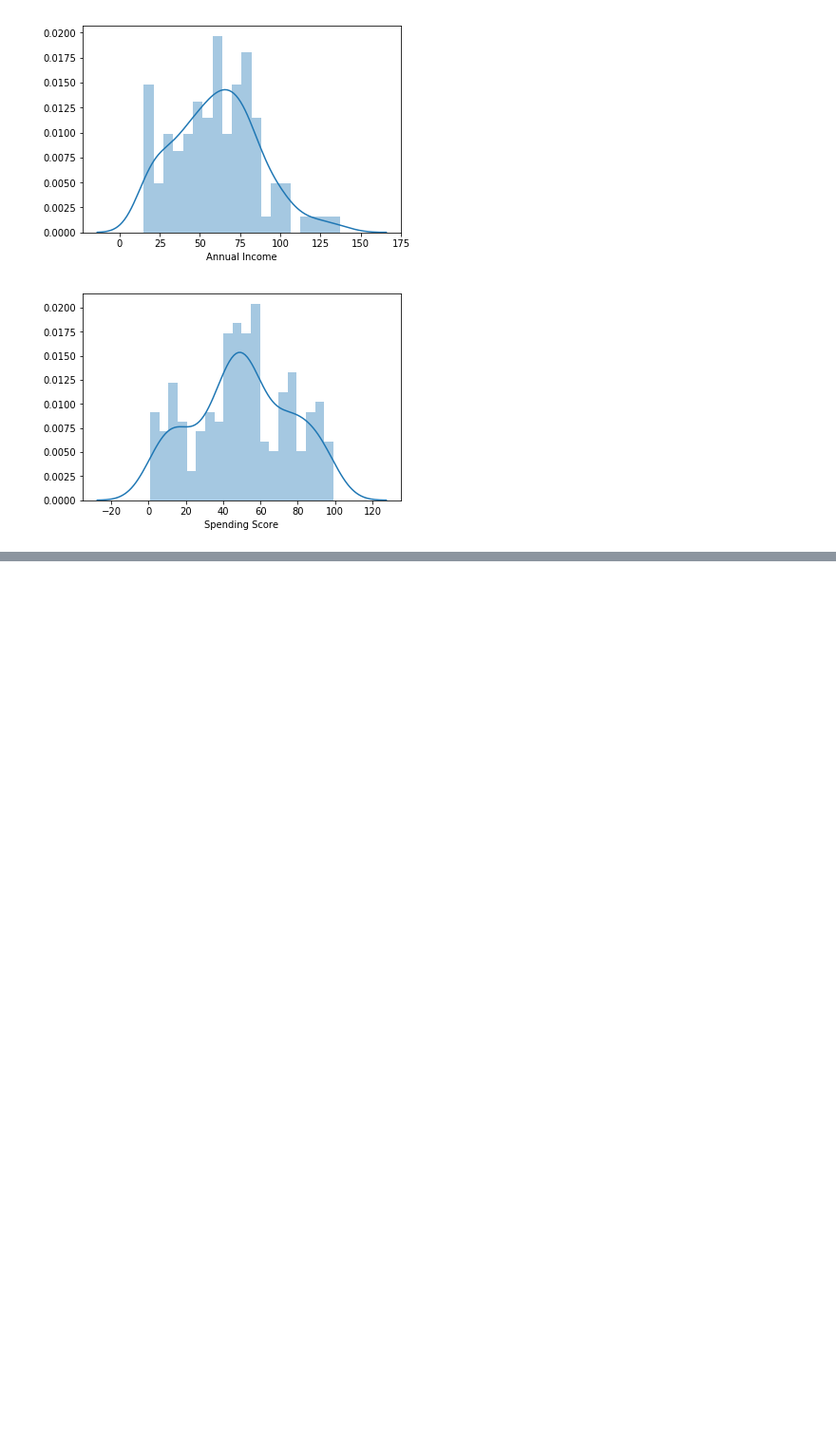
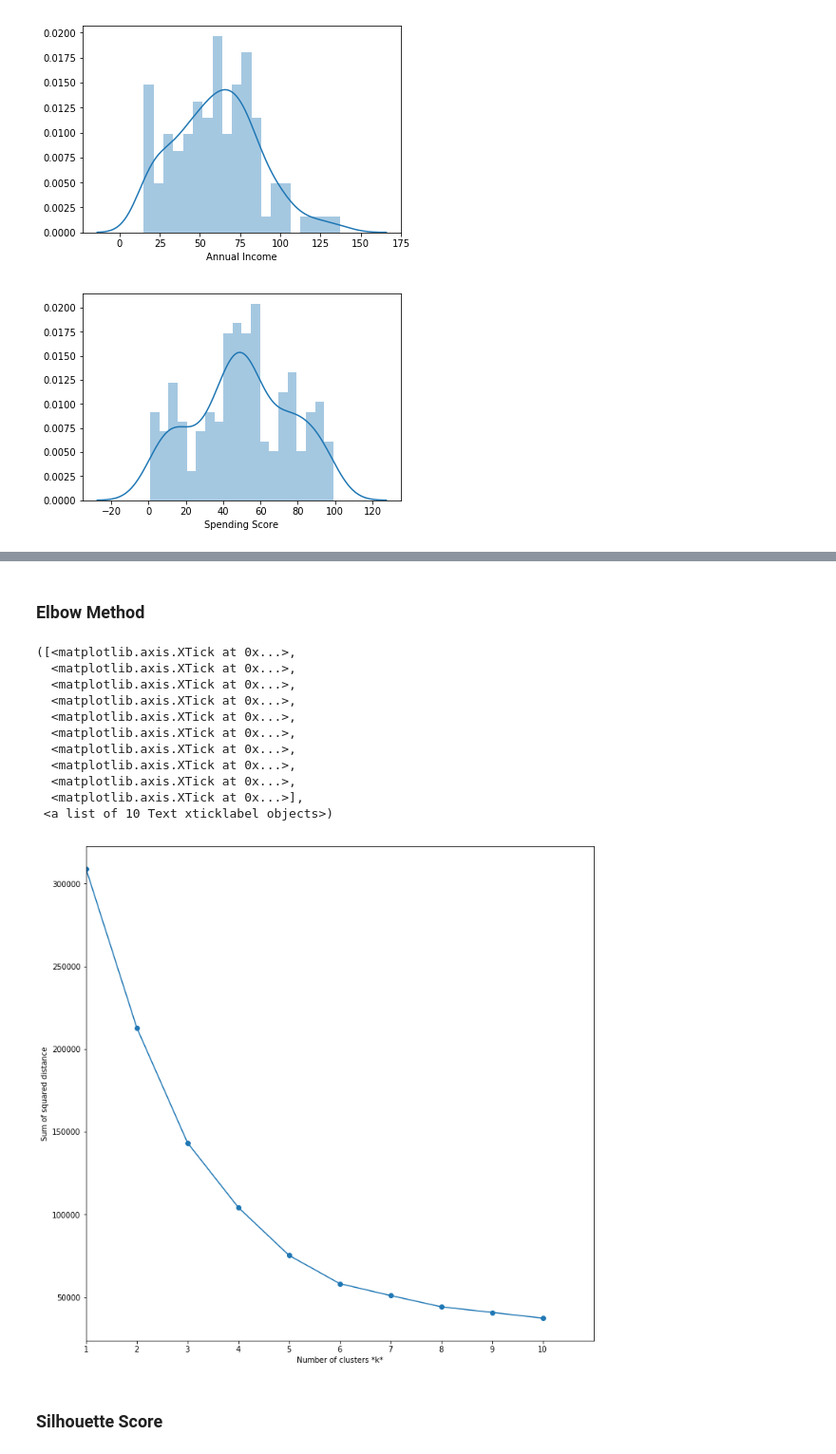
Before and after one commit to jatlukze/Customer-Segmentation, a Jupyter notebook: Mall_Customer_Segmentation_Practice.ipynb, the cells around one changed output, grey strips where cells are left out. Shown at 95% size. Drawn from its saved outputs; the diff is of its cells as text; code cells hidden in the pictures; blank space fills up the shorter version.

```diff
--- a/Mall_Customer_Segmentation_Practice.ipynb
+++ b/Mall_Customer_Segmentation_Practice.ipynb
@@ -37,5 +36,5 @@ downloaded.GetContentFile('Mall_Customers.csv')
 # %%
-df = pd.read_csv('/content/Mall_Customers.csv')
+df = pd.read_csv('Mall_Customers.csv')
 # %%
 df.head(10)
 # %% [output]
@@ -107,0 +111,36 @@ ax = sns.distplot(df['Spending Score'], bins=20)
+# %% [markdown]
+### Elbow Method
+# %%
+# Create X
+X = df[['Age','Annual Income','Spending Score']]
+# %%
+sse = []
+list_k = list(range(1, 11))
+
+for k in list_k:
+    km = KMeans(n_clusters=k, init='k-means++', max_iter=1000, random_state=42)
+    km.fit(X)
+    sse.append(km.inertia_)
+
+# Plot sse against k
+plt.figure(figsize=(12, 12))
+plt.plot(list_k, sse, '-o')
+plt.xlabel(r'Number of clusters *k*')
+plt.ylabel('Sum of squared distance')
+plt.xlim(1, 11)
+plt.xticks(np.arange(1, 11, 1))
+# %% [output]
+([<matplotlib.axis.XTick at 0x...>,
+  <matplotlib.axis.XTick at 0x...>,
+  <matplotlib.axis.XTick at 0x...>,
+  <matplotlib.axis.XTick at 0x...>,
+  <matplotlib.axis.XTick at 0x...>,
+  <matplotlib.axis.XTick at 0x...>,
+  <matplotlib.axis.XTick at 0x...>,
+  <matplotlib.axis.XTick at 0x...>,
+  <matplotlib.axis.XTick at 0x...>,
+  <matplotlib.axis.XTick at 0x...>],
+ <a list of 10 Text xticklabel objects>)
+[figure, added]
+# %% [markdown]
+### Silhouette Score
```
Also changed, not shown: parts of 11 cells of this notebook.
